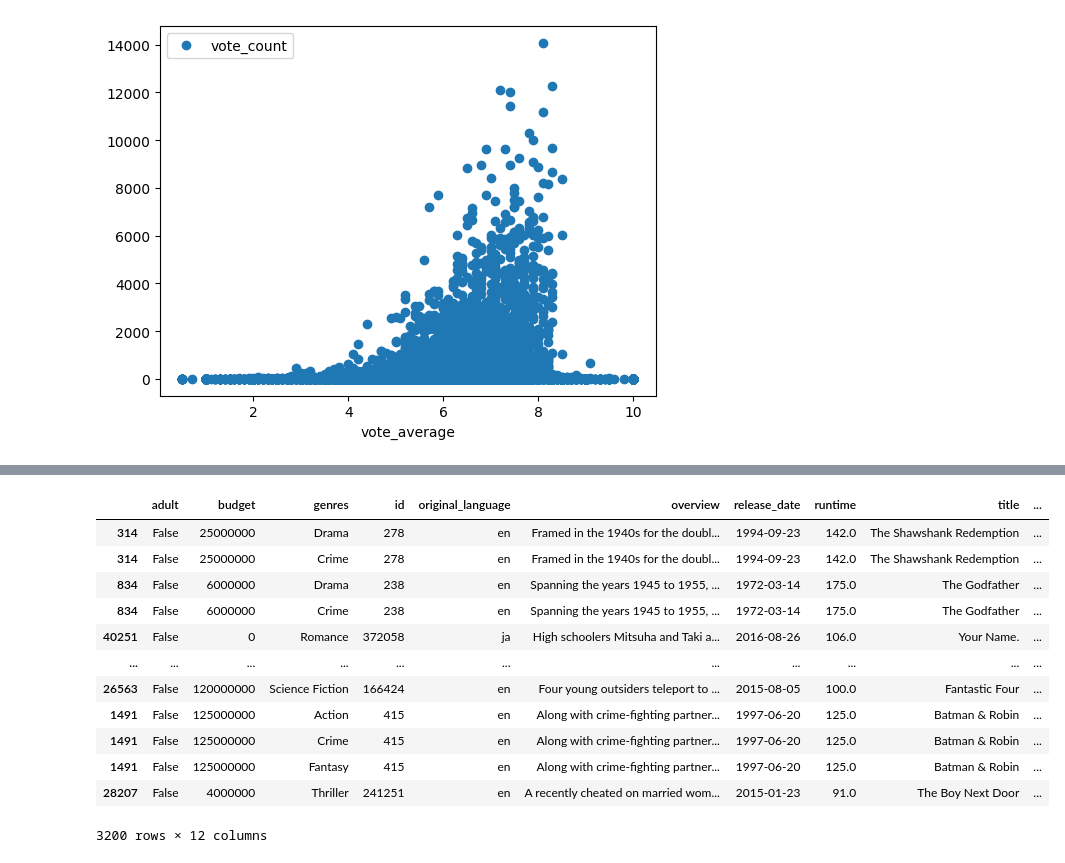
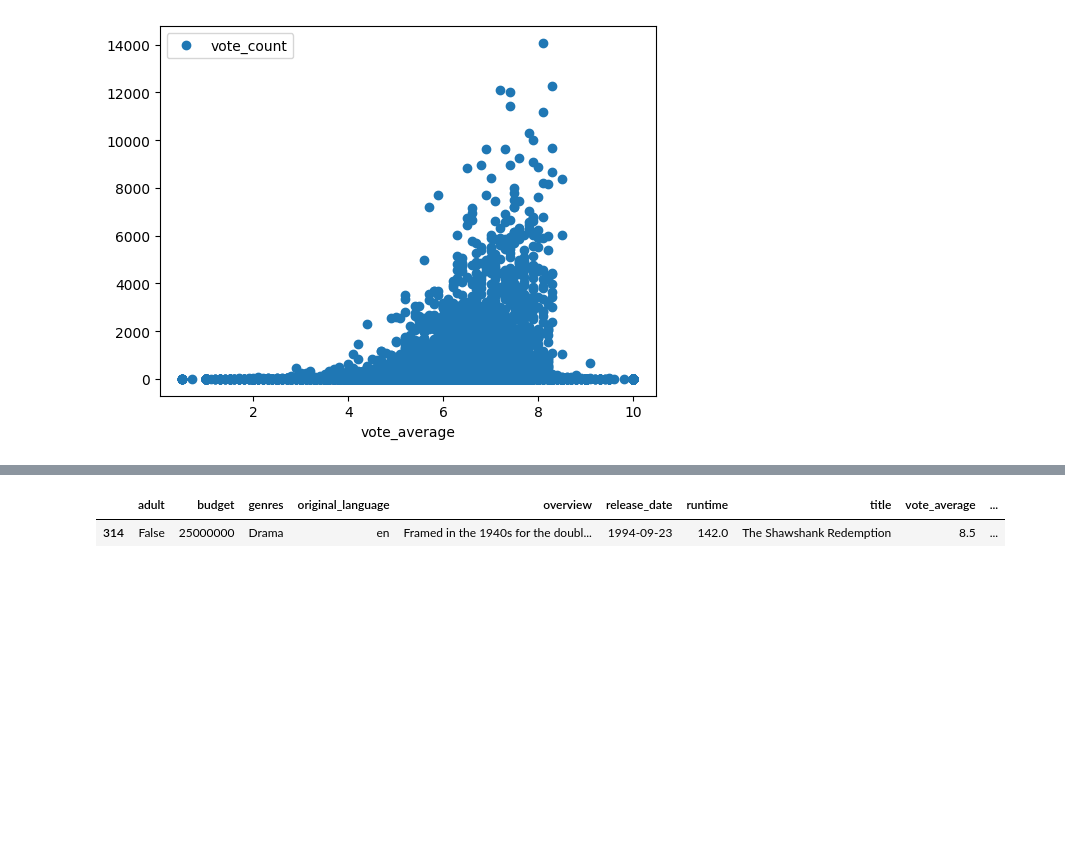
Before and after one commit to Chuckoo/AI_Final, a Jupyter notebook: main.ipynb, the cells around one changed output, grey strips where cells are left out. Saved outputs shown, nothing was run; the diff lists cells and outputs as text; code cells hidden in the pictures; blank space fills up the shorter version.

```diff
--- a/main.ipynb
+++ b/main.ipynb
@@ -12,4 +47,9 @@ df1.head(2)
 # %%
-df1.drop(["belongs_to_collection","homepage","imdb_id","revenue","spoken_languages","status","tagline","original_title","video","popularity","poster_path","production_companies","production_countries"],axis=1,inplace=True)
+# Drop all unneccesary fields
+df1.drop(["id","belongs_to_collection","homepage","imdb_id","revenue","spoken_languages","status","tagline","original_title","video","popularity","poster_path","production_companies","production_countries"],axis=1,inplace=True)
+# Drop all NULL,None,NA values
 df1.dropna()
+# Drop all the values where vote average is 0
+df1 = df1.replace(0, np.nan).dropna(axis=0, how='any', subset=["vote_count","overview"])
+df1
 # %% [output]
@@ -36,6 +86,7 @@ df1.plot(x='vote_average', y='vote_count', style='o')
 # %%
+t = 1000
 C= df1['vote_average'].mean()
-m= df1['vote_count'].quantile(0.7)
-movies = df1.copy().loc[df1['vote_count'] >= 1000]
+movies = df1.copy().loc[df1['vote_count'] >= t]
+movies.plot(x='vote_average', y='vote_count', style='o')
 movies.shape
 # %% [output]
@@ -49,11 +99,10 @@ movies.shape
 # %%
 
-def weighted_rating(x, m=m, C=C):
+def weighted_rating(x, t=t, C=C):
     v = x['vote_count']
     R = x['vote_average']
     # Calculation based on the IMDB formula
-    return (v/(v+m) * R) + (m/(m+v) * C)
+    return (v/(v+t) * R) + (t/(t+v) * C)
 
 movies['score'] = movies.apply(weighted_rating, axis=1)
-movies = movies.sort_values('score', ascending=False)
-top_movies = movies.head(100)
+movies.head(10)
@@ -89,17 +155,6 @@ ValueError: malformed node or string: ['Drama', 'Crime']
 # %%
 g_movies = movies.explode("genres")
-g_movies
+g_movies.head(1)
 # %% [output]
-|  | adult | budget | genres | id | original_language | overview | release_date | runtime | title | ... |
-| 314 | False | 25000000 | Drama | 278 | en | Framed in the 1940s for the doubl... | 1994-09-23 | 142.0 | The Shawshank Redemption | ... |
-| 314 | False | 25000000 | Crime | 278 | en | Framed in the 1940s for the doubl... | 1994-09-23 | 142.0 | The Shawshank Redemption | ... |
-| 834 | False | 6000000 | Drama | 238 | en | Spanning the years 1945 to 1955, ... | 1972-03-14 | 175.0 | The Godfather | ... |
-| 834 | False | 6000000 | Crime | 238 | en | Spanning the years 1945 to 1955, ... | 1972-03-14 | 175.0 | The Godfather | ... |
-| 40251 | False | 0 | Romance | 372058 | ja | High schoolers Mitsuha and Taki a... | 2016-08-26 | 106.0 | Your Name. | ... |
-| ... | ... | ... | ... | ... | ... | ... | ... | ... | ... | ... |
-| 26563 | False | 120000000 | Science Fiction | 166424 | en | Four young outsiders teleport to ... | 2015-08-05 | 100.0 | Fantastic Four | ... |
-| 1491 | False | 125000000 | Action | 415 | en | Along with crime-fighting partner... | 1997-06-20 | 125.0 | Batman & Robin | ... |
-| 1491 | False | 125000000 | Crime | 415 | en | Along with crime-fighting partner... | 1997-06-20 | 125.0 | Batman & Robin | ... |
-| 1491 | False | 125000000 | Fantasy | 415 | en | Along with crime-fighting partner... | 1997-06-20 | 125.0 | Batman & Robin | ... |
-| 28207 | False | 4000000 | Thriller | 241251 | en | A recently cheated on married wom... | 2015-01-23 | 91.0 | The Boy Next Door | ... |
+|  | adult | budget | genres | original_language | overview | release_date | runtime | title | vote_average | ... |
+| 314 | False | 25000000 | Drama | en | Framed in the 1940s for the doubl... | 1994-09-23 | 142.0 | The Shawshank Redemption | 8.5 | ... |
-3200 rows × 12 columns
```
Also changed, not shown: parts of 32 cells of this notebook.
